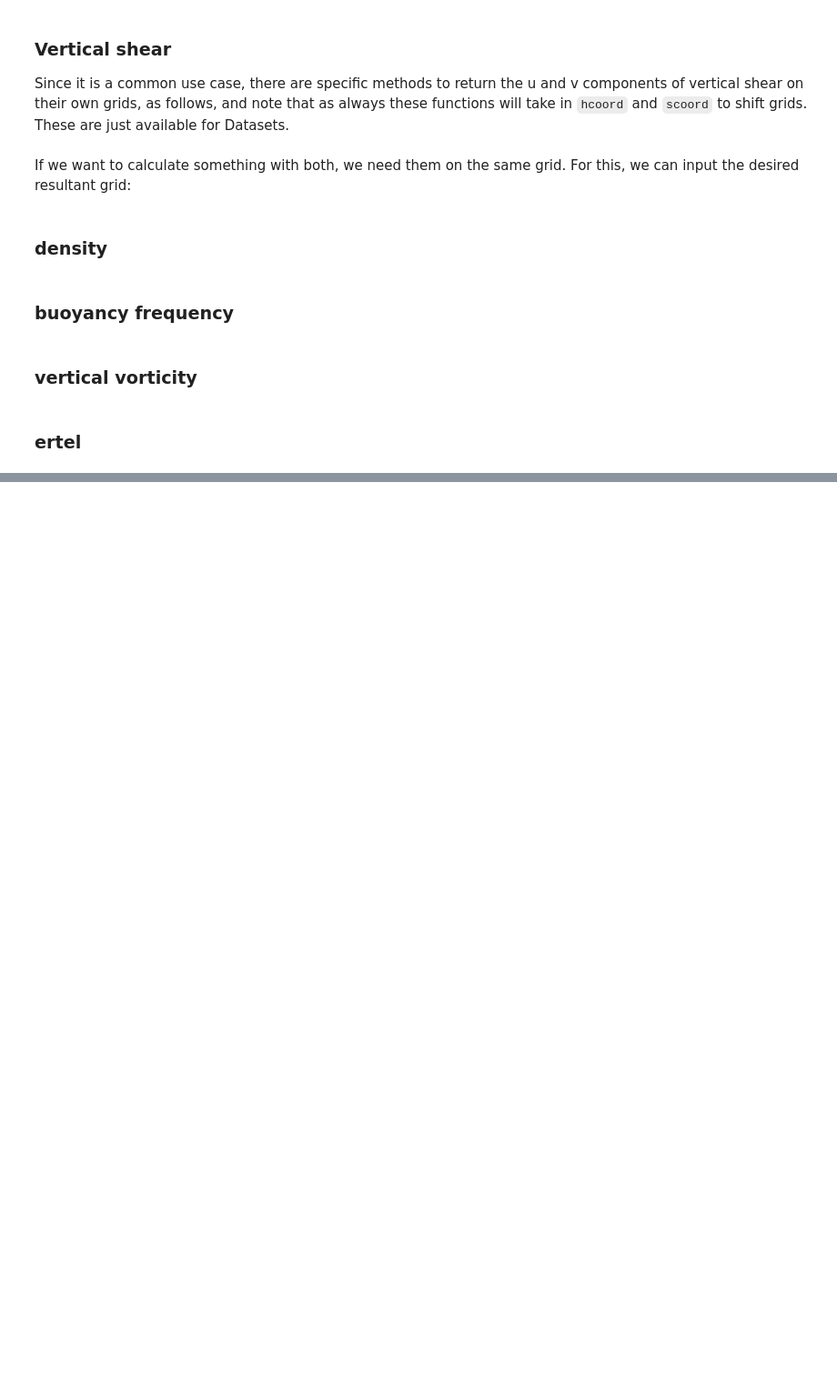
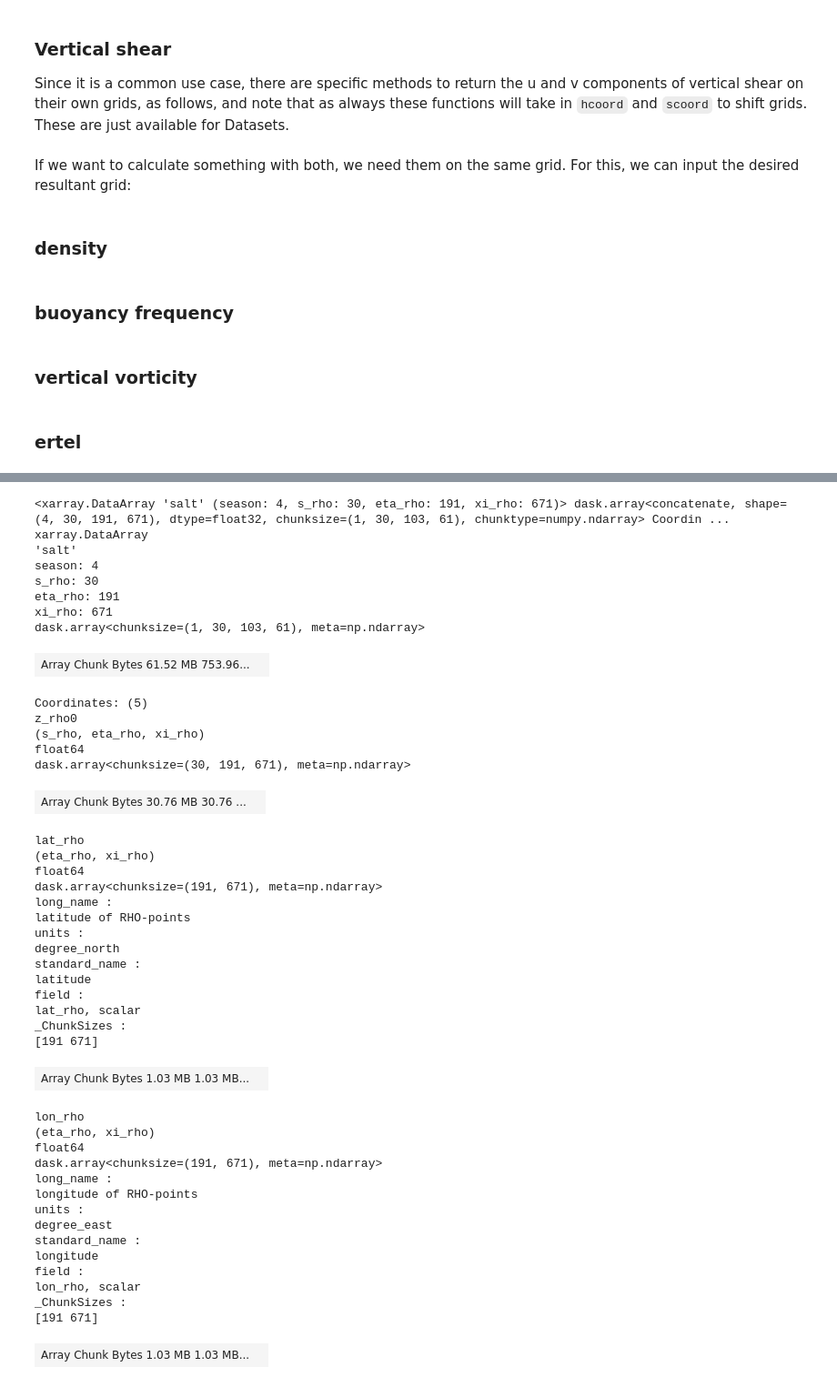
Before and after one commit to xoceanmodel/xroms, a Jupyter notebook: examples/calc.ipynb, the cells around one changed output, grey strips where cells are left out. Shown at 91% size. Saved outputs shown, nothing was run; the diff lists cells and outputs as text; code cells hidden in the pictures; blank space fills up the shorter version.

```diff
--- a/examples/calc.ipynb
+++ b/examples/calc.ipynb
@@ -121,0 +210,3 @@ ds.xroms.ertel();
+# %%
+loc = 'http://barataria.tamu.edu:8080/thredds/dodsC/NcML/txla_hindcast_agg'
+ds = xroms.open_netcdf(loc, chunks='auto')
@@ -121,0 +225,49 @@ ds.xroms.ertel();
+# %%
+qs2 = ds.groupby('ocean_time.season').mean('ocean_time')
+qs2.salt
+# %% [output]
+<xarray.DataArray 'salt' (season: 4, s_rho: 30, eta_rho: 191, xi_rho: 671)> dask.array<concatenate, shape=(4, 30, 191, 671), dtype=float32, chunksize=(1, 30, 103, 61), chunktype=numpy.ndarray> Coordin ...
+xarray.DataArray
+'salt'
+season: 4
+s_rho: 30
+eta_rho: 191
+xi_rho: 671
+dask.array<chunksize=(1, 30, 103, 61), meta=np.ndarray>
+| Array Chunk Bytes 61.52 MB 753.96... |  |
+Coordinates: (5)
+z_rho0
+(s_rho, eta_rho, xi_rho)
+float64
+dask.array<chunksize=(30, 191, 671), meta=np.ndarray>
+| Array Chunk Bytes 30.76 MB 30.76 ... |  |
+lat_rho
+(eta_rho, xi_rho)
+float64
+dask.array<chunksize=(191, 671), meta=np.ndarray>
+long_name :
+latitude of RHO-points
+units :
+degree_north
+standard_name :
+latitude
+field :
+lat_rho, scalar
+_ChunkSizes :
+[191 671]
+| Array Chunk Bytes 1.03 MB 1.03 MB... |  |
+lon_rho
+(eta_rho, xi_rho)
+float64
+dask.array<chunksize=(191, 671), meta=np.ndarray>
+long_name :
+longitude of RHO-points
+units :
+degree_east
+standard_name :
+longitude
+field :
+lon_rho, scalar
+_ChunkSizes :
+[191 671]
+| Array Chunk Bytes 1.03 MB 1.03 MB... |  |
```
Also changed, not shown: parts of 25 cells of this notebook.
